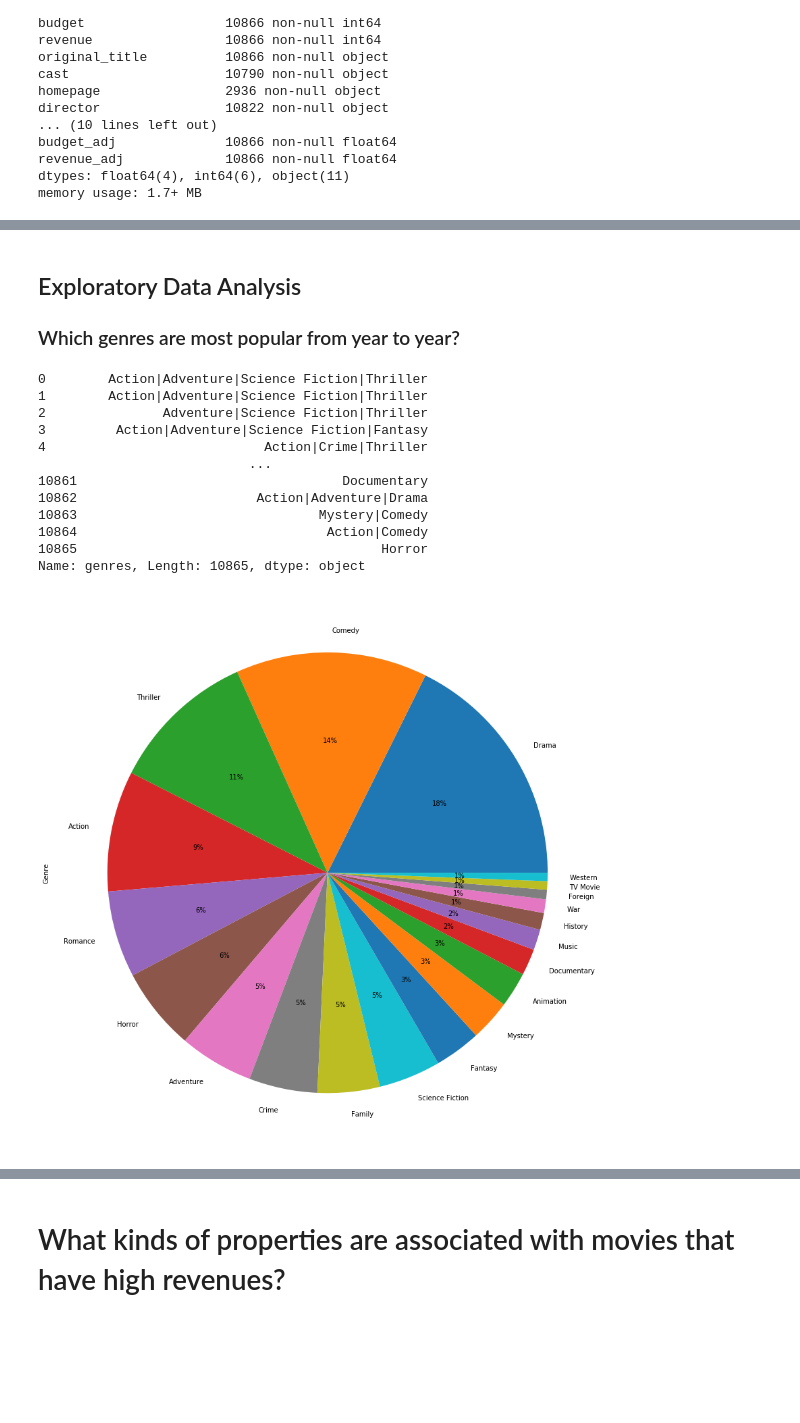
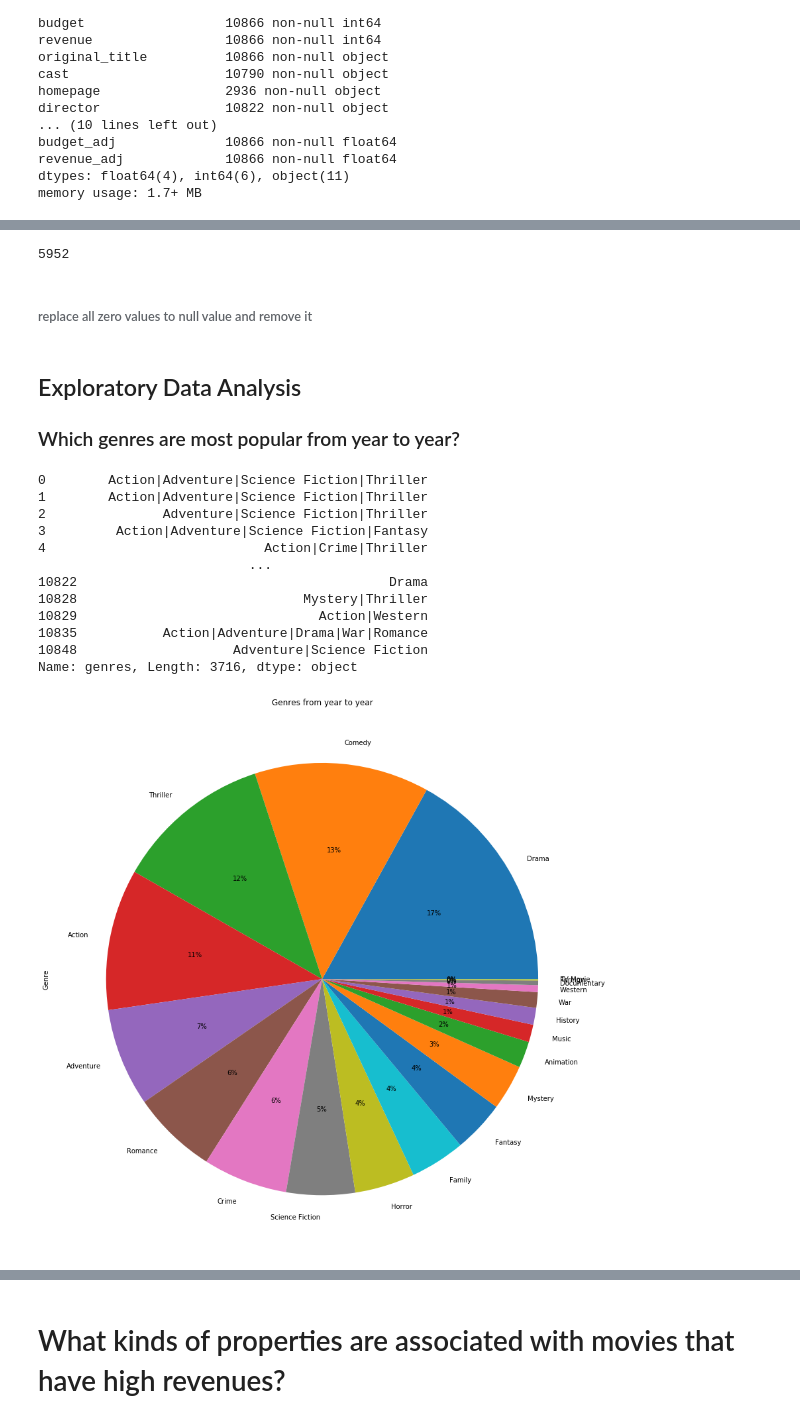
Before and after one commit to ziadhany/TMDb-Movies, a Jupyter notebook: TMDb.ipynb, the cells around one changed output, grey strips where cells are left out. Cells and saved outputs as stored; diff of their text form; code cells hidden in the pictures; blank space fills up the shorter version.

```diff
--- a/TMDb.ipynb
+++ b/TMDb.ipynb
@@ -78,0 +95,2 @@ df.describe()
+# %%
+df.drop(columns=['id','imdb_id','homepage','overview','tagline','cast','production_companies'], inplace=True)
@@ -103,3 +124,3 @@ revenue_adj                0
 dtype: int64
-# %%
-df.drop(columns=['id','imdb_id','homepage','overview','tagline','cast','keywords'], inplace=True)
+# %%
+df.dropna(subset=['genres','director'], inplace=True) # drop all null value in ( genres , director )
@@ -106,3 +129,12 @@ df.drop(columns=['id','imdb_id','homepage','overview','tagline','cast','keywords
+# %%
+(df['revenue'] == 0 ).sum()
+# %% [output]
+5952
+# %% [markdown]
+###### replace all zero values to null value and remove it
+# %%
+df.replace(0,np.NaN,inplace=True)
+df.dropna(inplace=True)
 # %% [markdown]
 <a id='eda'></a>
 ## Exploratory Data Analysis
@@ -117,14 +149,15 @@ df['genres']
 3         Action|Adventure|Science Fiction|Fantasy
 4                            Action|Crime|Thriller
                            ...
-10861                                  Documentary
-10862                       Action|Adventure|Drama
-10863                               Mystery|Comedy
-10864                                Action|Comedy
-10865                                       Horror
-Name: genres, Length: 10865, dtype: object
+10822                                        Drama
+10828                             Mystery|Thriller
+10829                               Action|Western
+10835           Action|Adventure|Drama|War|Romance
+10848                    Adventure|Science Fiction
+Name: genres, Length: 3716, dtype: object
 # %%
-split = df.genres.str.split('|', expand=True).stack().value_counts()
-split.plot(kind='pie',figsize=(15,15),label='Genre',autopct='%1.0f%%');
+split = df.genres.str.split('|', expand=True).stack().value_counts() # Convert column to array and count the genres
+split.plot(kind='pie',figsize=(15,15),label='Genre',autopct='%1.0f%%'); # then plot the genres
+plt.title('Genres from year to year');
 # %% [output]
-[figure, old version]
+[figure, new version]
```
Also changed, not shown: parts of 39 cells of this notebook, 1 other file.
